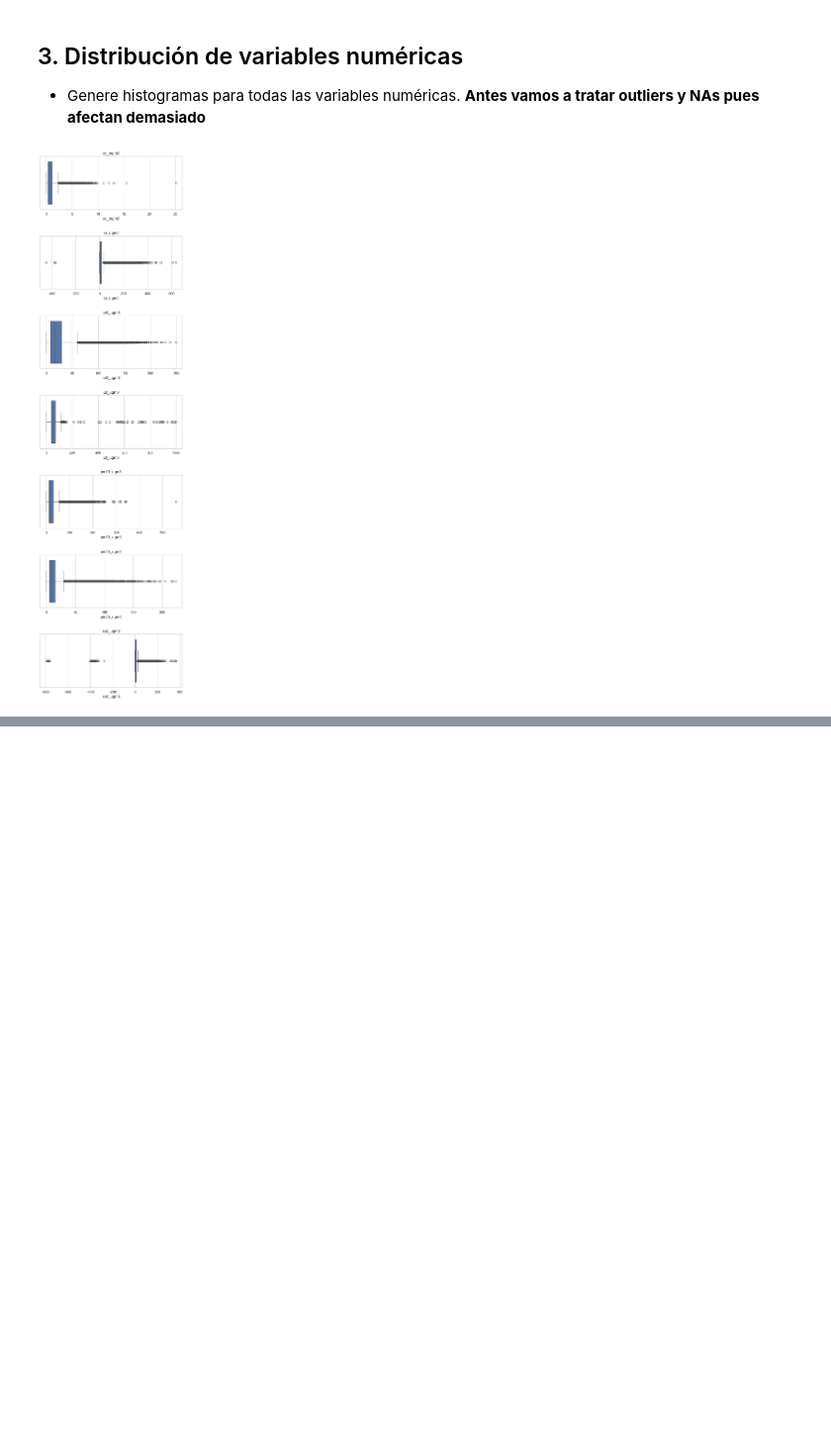
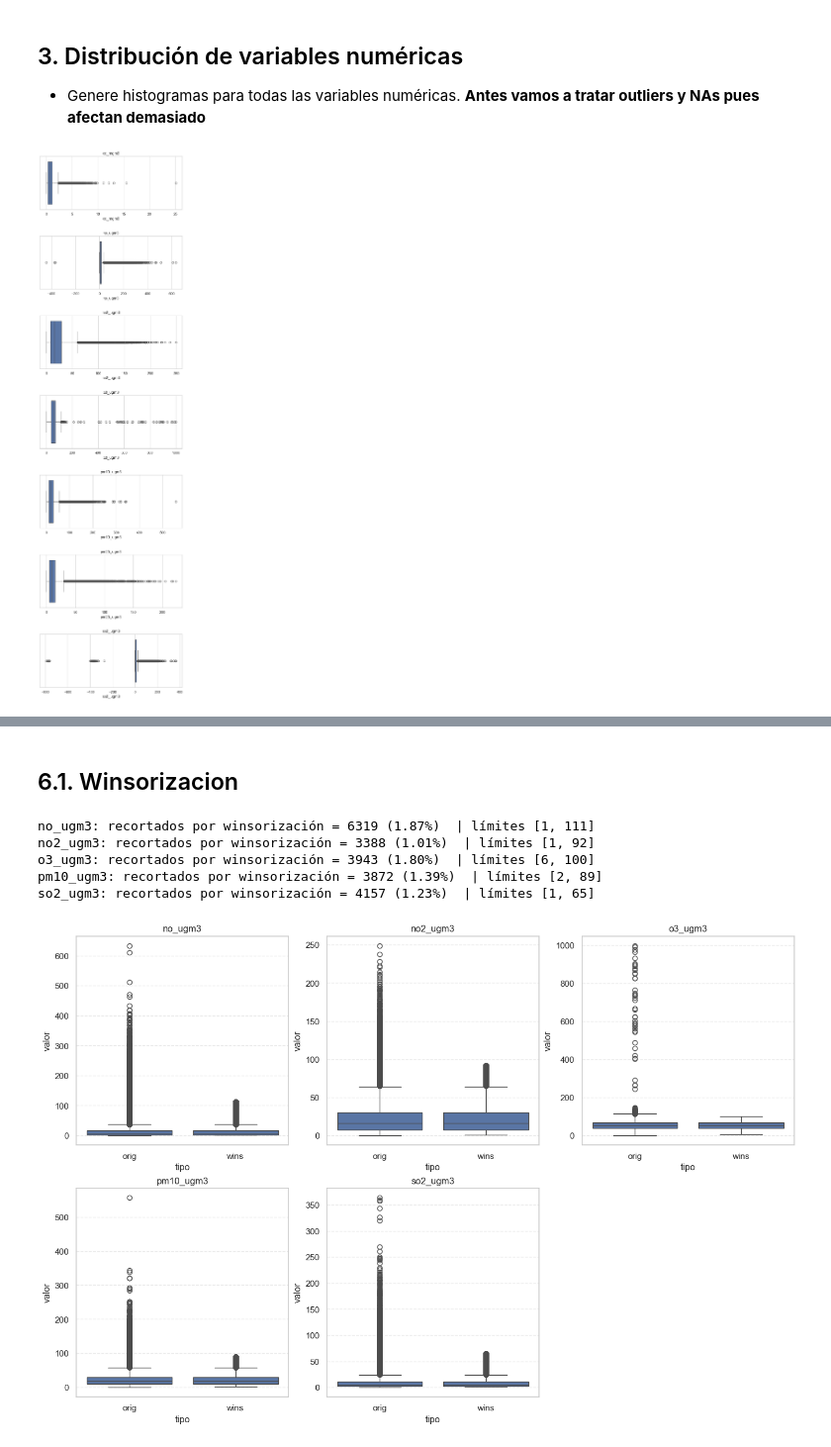
Before and after one commit to japinuela/Ejercicios-Repaso-Python-ML, a Jupyter notebook: Practica_Python-EDA.ipynb, the cells around one changed output, grey strips where cells are left out. Shown: that part at 99% size. Saved outputs shown, nothing was run; the diff lists cells and outputs as text; code cells hidden in the pictures; blank space fills up the shorter version.

```diff
--- a/Practica_Python-EDA.ipynb
+++ b/Practica_Python-EDA.ipynb
@@ -256,0 +284,5 @@ for i, col in enumerate(cols_num):
+# %%
+# Seleccionar columnas con menos del 50% de valores NA
+cols_to_keep = na_summary[na_summary['NAs (%)'] <= 50].index.tolist()
+df = df[cols_to_keep]
+df.info()
@@ -256,0 +309,12 @@ for i, col in enumerate(cols_num):
+# %%
+cols_num = ["no_ugm3", "no2_ugm3", "o3_ugm3", "pm10_ugm3", "so2_ugm3"]
+
+# Verificar columnas cion valores negativos
+print((df[cols_num] < 0).sum())
+
+# Eliminar filas con valores negativos en esas columnas
+# Usando query (muy legible)
+df = df.query("no_ugm3 >= 0 and so2_ugm3 >= 0")
+
+# Verificar de nuevo cion valores negativos
+print((df[cols_num] < 0).sum())
@@ -256,0 +334,63 @@ for i, col in enumerate(cols_num):
+# %% [markdown]
+## 6.1. Winsorizacion
+# %%
+
+import math
+principal = ["no_ugm3", "no2_ugm3", "o3_ugm3", "pm10_ugm3", "so2_ugm3"]
+
+# Parámetro de winsorización: recorta 1% en cada cola (ajústalo si quieres)
+alpha = 0.01
+
+# Asegurar numérico y crear columnas winsorizadas con sufijo _w
+for col in principal:
+    # A numérico (coerce -> NaN si algo no es convertible)
+    df[col] = pd.to_numeric(df[col], errors="coerce")
+
+    # Umbrales por percentil
+    lo = df[col].quantile(alpha)
+    hi = df[col].quantile(1 - alpha)
+
+    # Aplicar winsorización (clip)
+    df[col + "_w"] = df[col].clip(lower=lo, upper=hi)
+
+    # Reportar cuántos valores fueron recortados
+    n_low = (df[col] < lo).sum()
+    n_high = (df[col] > hi).sum()
+    n_clip = int(n_low + n_high)
+    total = df[col].notna().sum()
+    pct = (100 * n_clip / total) if total else 0
+    print(f"{col}: recortados por winsorización = {n_clip} ({pct:.2f}%)  | límites [{lo:.3g}, {hi:.3g}]")
+
+# ---- Boxplots: 3 por fila (orig vs wins) ----
+n = len(principal)
+n_cols = 3
+n_rows = math.ceil(n / n_cols)
+
+fig, axes = plt.subplots(n_rows, n_cols, figsize=(n_cols*4.5, n_rows*4.5), constrained_layout=True)
+
+# Por si axes es 1D cuando solo hay una fila
+axes = np.atleast_1d(axes).ravel()
+
+for i, col in enumerate(principal):
+    ax = axes[i]
+    # Armamos un DataFrame en formato "largo" para seaborn
+    temp = pd.DataFrame({
+        "valor": pd.concat([df[col].dropna(), df[col + "_w"].dropna()]),
+        "tipo": (["orig"] * df[col].dropna().shape[0]) + (["wins"] * df[col + "_w"].dropna().shape[0])
+    })
+    sns.boxplot(x="tipo", y="valor", data=temp, ax=ax)
+    ax.set_title(col)
+    ax.grid(True, axis="y", linestyle="--", alpha=0.4)
+
+# Ocultar ejes sobrantes
+for j in range(i+1, len(axes)):
+    axes[j].axis("off")
+
+plt.show()
+# %% [output]
+no_ugm3: recortados por winsorización = 6319 (1.87%)  | límites [1, 111]
+no2_ugm3: recortados por winsorización = 3388 (1.01%)  | límites [1, 92]
+o3_ugm3: recortados por winsorización = 3943 (1.80%)  | límites [6, 100]
+pm10_ugm3: recortados por winsorización = 3872 (1.39%)  | límites [2, 89]
+so2_ugm3: recortados por winsorización = 4157 (1.23%)  | límites [1, 65]
+[figure, added]
```
Also changed, not shown: parts of 7 cells of this notebook.
